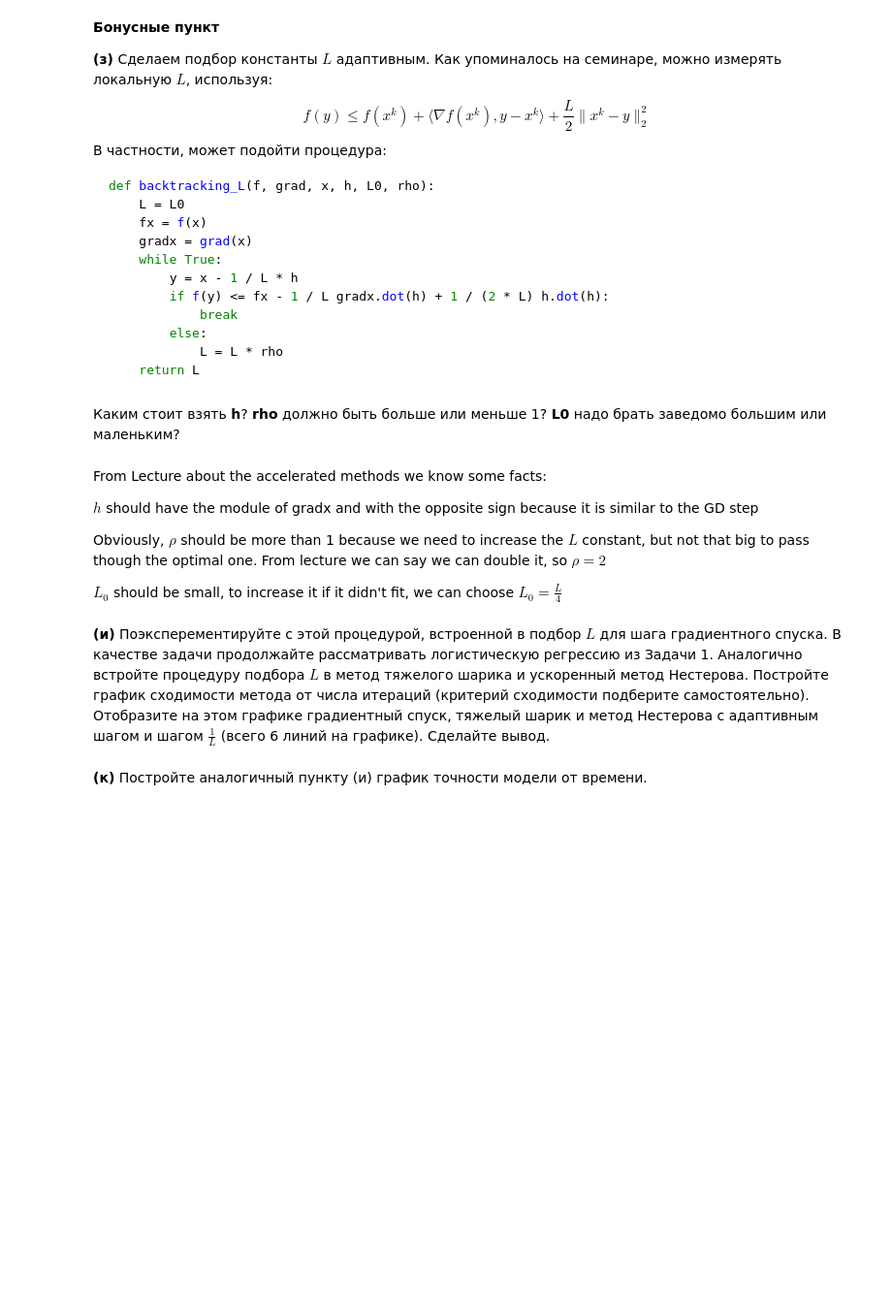
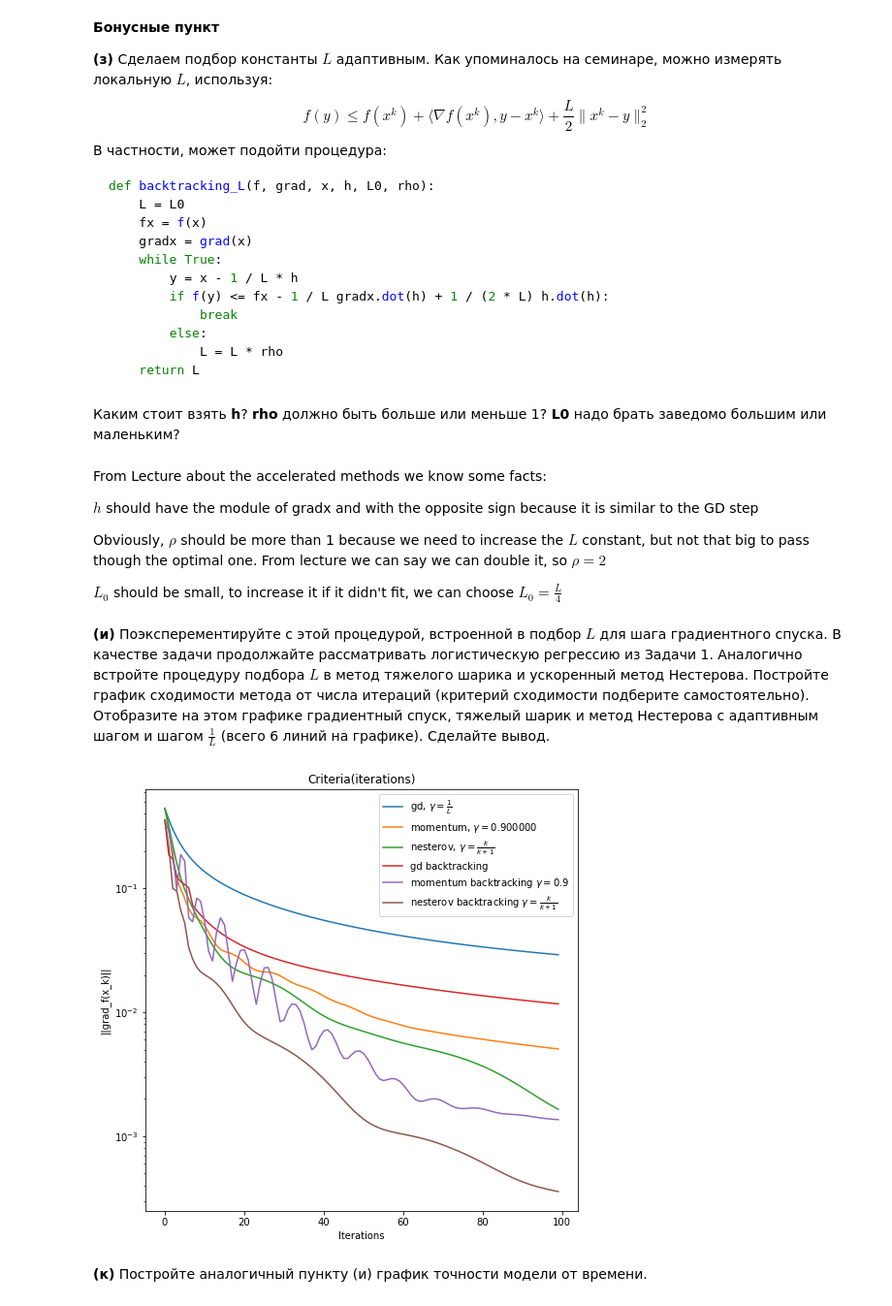
Before and after one commit to k2a07/MIPT-homeworks, a Jupyter notebook: Acharya_Kirill_Optimization_HW_3.ipynb, the cells around one changed output. Shown at 97% size. Cells and saved outputs as stored; diff of their text form; code cells hidden in the pictures; blank space fills up the shorter version.

```diff
--- a/Acharya_Kirill_Optimization_HW_3.ipynb
+++ b/Acharya_Kirill_Optimization_HW_3.ipynb
@@ -313,13 +313,14 @@ $L_0$ should be small, to increase it if it didn't fit, we can choose $L_0 = \fr
 # %% [markdown]
 __(и)__ Поэксперементируйте с этой процедурой, встроенной в подбор $L$ для шага градиентного спуска. В качестве задачи продолжайте рассматривать логистическую регрессию из Задачи 1. Аналогично встройте процедуру подбора $L$ в метод тяжелого шарика и ускоренный метод Нестерова. Постройте график сходимости метода от числа итераций (критерий сходимости подберите самостоятельно). Отобразите на этом графике градиентный спуск, тяжелый шарик и метод Нестерова с адаптивным шагом и шагом $\frac{1}{L}$ (всего 6 линий на графике). Сделайте вывод.
 # %%
-def backtracking_L(f, grad, x, h, L0, rho):
+def backtracking_L(f, nabla_f, x, h, L0, rho):
     L = L0
-    fx = f(x)
-    gradx = grad(x)
+    fx = f(x, args)
+    gradx = nabla_f(x, args)
     while True:
         y = x - 1 / L * h
-        if f(y) <= fx - 1 / L gradx.dot(h) + 1 / (2 * L) h.dot(h):
+        if f(y, args) <= fx - 1 / L * gradx.dot(h)\
+            + 1 / (2 * L) * h.dot(h):
             break
         else:
             L = L * rho
@@ -347,7 +348,7 @@ points_arr, differences_arr, times_arr, acc_arr = gd_backtracking.descent()
 
 bonuses_comp_crit_x.append(n_iter_arr)
 bonuses_comp_crit_y.append(differences_arr)
-labels_comp.append(r'gd backtracking')
+bonuses_comp_crit_label.append(r'gd backtracking')
 
 times_comp.append(times_arr)
 acc_comp.append(acc_arr)
@@ -361,7 +362,7 @@ points_arr, differences_arr, times_arr, acc_arr = momentum_backtracking.descent(
 
 bonuses_comp_crit_x.append(n_iter_arr)
 bonuses_comp_crit_y.append(differences_arr)
-labels_comp.append(r'momentum backtracking $\gamma = 0.9$')
+bonuses_comp_crit_label.append(r'momentum backtracking $\gamma = 0.9$')
 
 times_comp.append(times_arr)
 acc_comp.append(acc_arr)
@@ -375,15 +376,17 @@ points_arr, differences_arr, times_arr, acc_arr = nesterov_backtracking.descent(
 
 bonuses_comp_crit_x.append(n_iter_arr)
 bonuses_comp_crit_y.append(differences_arr)
-labels_comp.append(r'nesterov backtracking $\gamma = \frac{k}{k + 1}$')
+bonuses_comp_crit_label.append(r'nesterov backtracking $\gamma = \frac{k}{k + 1}$')
 
 times_comp.append(times_arr)
 acc_comp.append(acc_arr)
 labels_comp.append(r'nesterov backtracking $\gamma = \frac{k}{k + 1}$')
 # %%
-title = 'Criteria(iterations)'o
-pt.plot_graphs(x, y, x_label = "Iterations", lines_labels = labels, title = title,
+title = 'Criteria(iterations)'
+opt.plot_graphs(bonuses_comp_crit_x, bonuses_comp_crit_y, x_label = "Iterations", lines_labels = bonuses_comp_crit_label, title = title,
 logscale = True, criteria_type = "||grad_f(x_k)||")
+# %% [output]
+[figure, added]
 # %% [markdown]
 __(к)__ Постройте аналогичный пункту (и) график точности модели от времени.
 # %%
```
Also changed, not shown: parts of 5 cells of this notebook.
